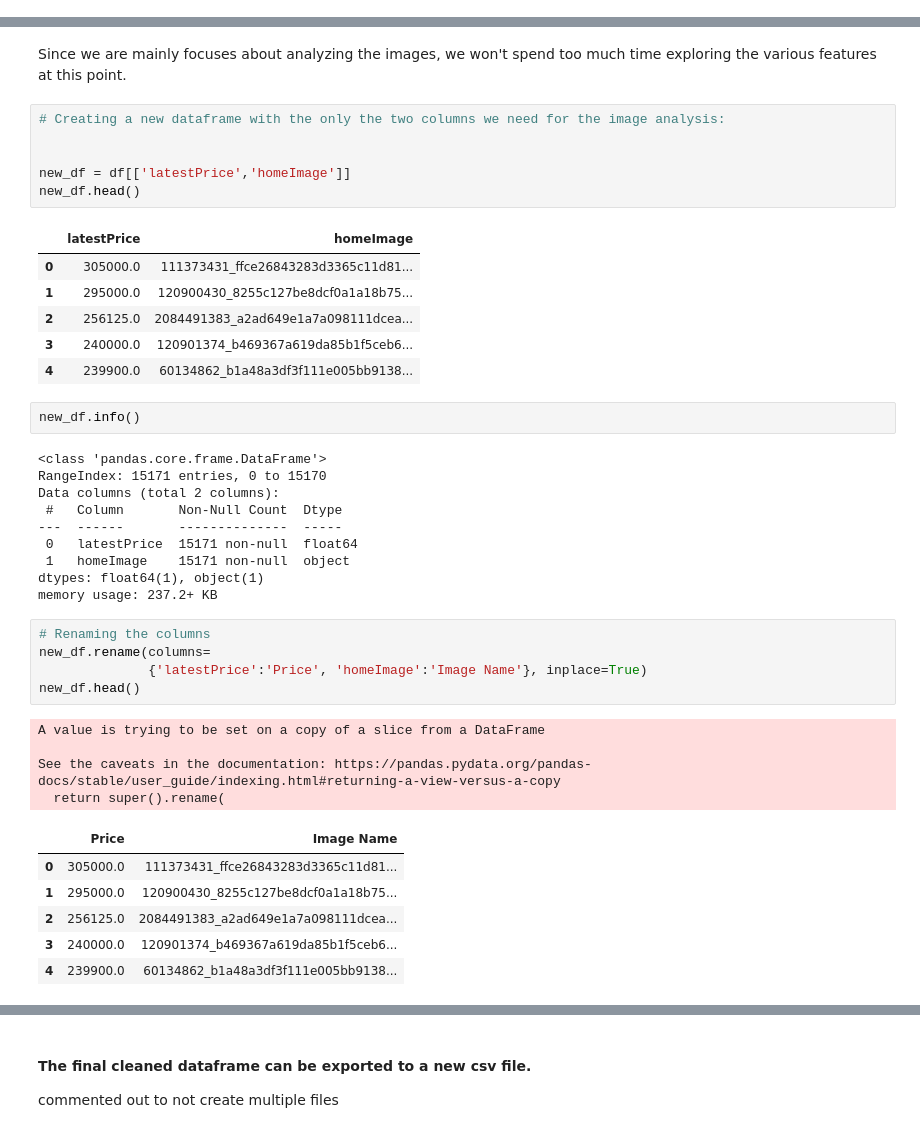
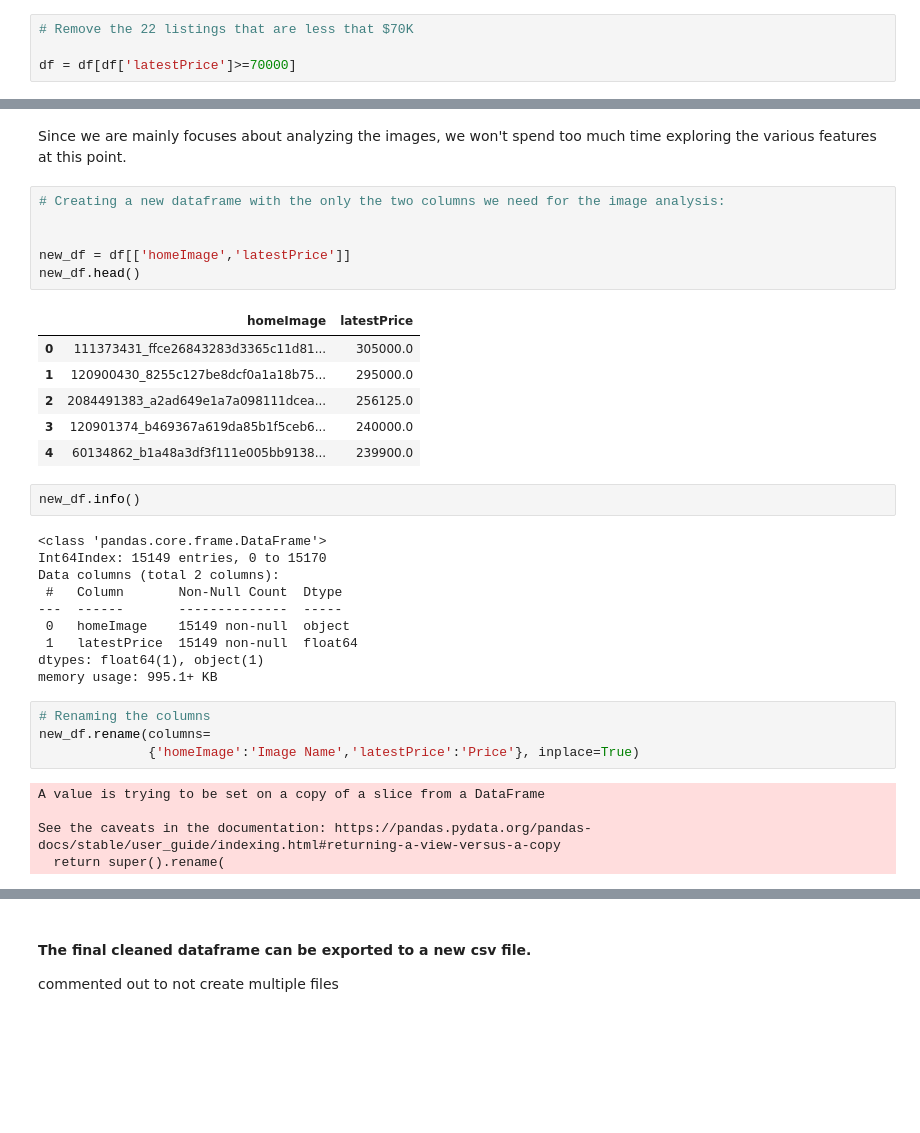
Before and after one commit to sangeetajay/Springboard, a Jupyter notebook: Final_Capstone/1_AH_csv_Data_Wrangling_EDA.ipynb, the cells around one changed output, grey strips where cells are left out. Cells and saved outputs as stored; diff of their text form; blank space fills up the shorter version.

```diff
--- a/Final_Capstone/1_AH_csv_Data_Wrangling_EDA.ipynb
+++ b/Final_Capstone/1_AH_csv_Data_Wrangling_EDA.ipynb
@@ -123,3 +123,7 @@ axis=0, ascending=False, inplace=False).head(10).T
 | homeImage | 125904370_a200adec53a31c172786010... | 80097372_37e17e1aec16ec7db35015b4... | 29341549_bfa701f2bc3be479b36dc8f4... | 29344920_streetviewlocation2105Is... | 29342048_56039bd96580d98b101d7102... | 29344579_5e40808cfd108ab09c2f4816... | 29343242_96a173d7162f3acc1fe88e8c... | 29343220_01fe3e8c5093883f980a0eba... | 29342058_7f8838ab682b69c490fbafa6... | 70337612_b62203248fe4782c119a39a6... |
 # %% [markdown]
 After searching Zillow for their currently listings in Austin and sorting by highest to lowest, the most expensive listing is $12.9M.  These data in the dataset were scraped in January 2021, so I think that the listings in the range of $10-13.5M are ok. I would not recommend removing any entrees from the higher price end of the dataset.
+# %%
+# Remove the 22 listings that are less that $70K
+
+df = df[df['latestPrice']>=70000]
@@ -244,44 +285,37 @@ Since we are mainly focuses about analyzing the images, we won't spend too much
 # %%
 # Creating a new dataframe with the only the two columns we need for the image analysis:
 
 
-new_df = df[['latestPrice','homeImage']]
+new_df = df[['homeImage','latestPrice']]
 new_df.head()
 # %% [output]
-|  | latestPrice | homeImage |
-| 0 | 305000.0 | 111373431_ffce26843283d3365c11d81... |
-| 1 | 295000.0 | 120900430_8255c127be8dcf0a1a18b75... |
-| 2 | 256125.0 | 2084491383_a2ad649e1a7a098111dcea... |
-| 3 | 240000.0 | 120901374_b469367a619da85b1f5ceb6... |
-| 4 | 239900.0 | 60134862_b1a48a3df3f111e005bb9138... |
+|  | homeImage | latestPrice |
+| 0 | 111373431_ffce26843283d3365c11d81... | 305000.0 |
+| 1 | 120900430_8255c127be8dcf0a1a18b75... | 295000.0 |
+| 2 | 2084491383_a2ad649e1a7a098111dcea... | 256125.0 |
+| 3 | 120901374_b469367a619da85b1f5ceb6... | 240000.0 |
+| 4 | 60134862_b1a48a3df3f111e005bb9138... | 239900.0 |
 # %%
 new_df.info()
 # %% [output]
 <class 'pandas.core.frame.DataFrame'>
-RangeIndex: 15171 entries, 0 to 15170
+Int64Index: 15149 entries, 0 to 15170
 Data columns (total 2 columns):
  #   Column       Non-Null Count  Dtype
 ---  ------       --------------  -----
- 0   latestPrice  15171 non-null  float64
- 1   homeImage    15171 non-null  object
+ 0   homeImage    15149 non-null  object
+ 1   latestPrice  15149 non-null  float64
 dtypes: float64(1), object(1)
-memory usage: 237.2+ KB
+memory usage: 995.1+ KB
 # %%
 # Renaming the columns
 new_df.rename(columns=
-              {'latestPrice':'Price', 'homeImage':'Image Name'}, inplace=True)
-new_df.head()
+              {'homeImage':'Image Name','latestPrice':'Price'}, inplace=True)
 # %% [output]
 A value is trying to be set on a copy of a slice from a DataFrame
 
 See the caveats in the documentation: https://pandas.pydata.org/pandas-docs/stable/user_guide/indexing.html#returning-a-view-versus-a-copy
   return super().rename(
-|  | Price | Image Name |
-| 0 | 305000.0 | 111373431_ffce26843283d3365c11d81... |
-| 1 | 295000.0 | 120900430_8255c127be8dcf0a1a18b75... |
-| 2 | 256125.0 | 2084491383_a2ad649e1a7a098111dcea... |
-| 3 | 240000.0 | 120901374_b469367a619da85b1f5ceb6... |
-| 4 | 239900.0 | 60134862_b1a48a3df3f111e005bb9138... |
 # %%
 new_df.info()
 # %% [output]
```
Also changed, not shown: parts of 14 cells of this notebook.
